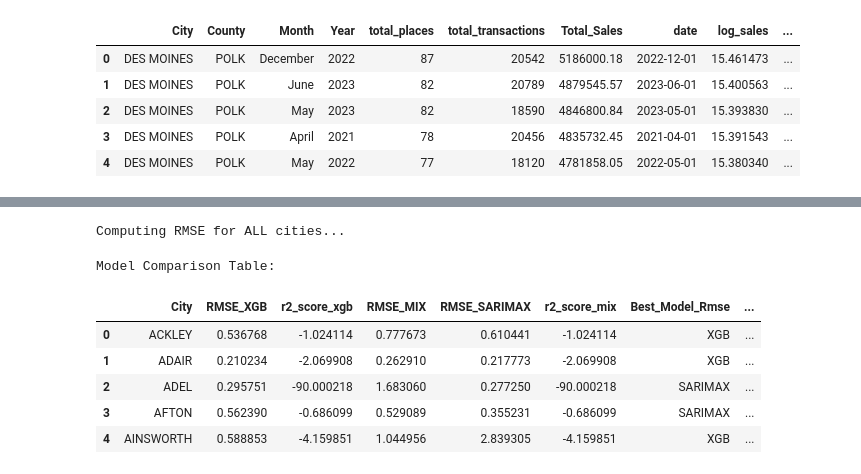
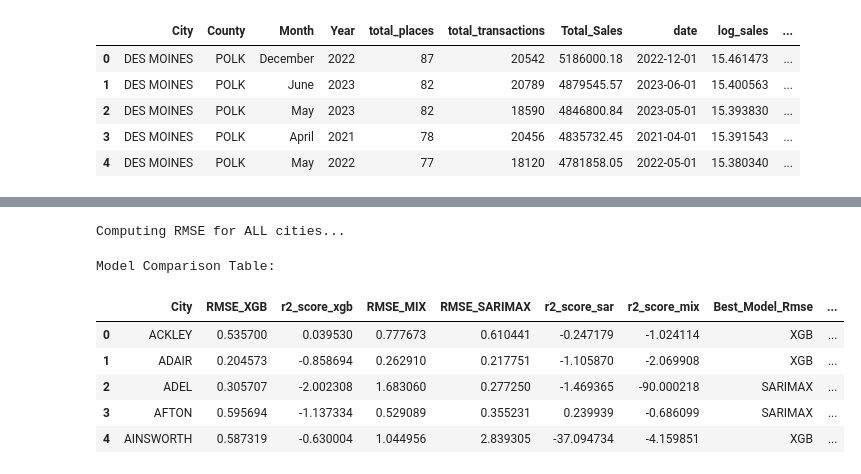
Before and after one commit to shoshanamiriamlevin-glitch/Iowa-liquor-sale-analysis-by-yaakovlevin, a Jupyter notebook: iwoa-liquaor-mixlm-by-yaakov-levin.ipynb, the cells around one changed output, grey strips where cells are left out. Drawn from its saved outputs; the diff is of its cells as text; code cells hidden in the pictures.

```diff
--- a/iwoa-liquaor-mixlm-by-yaakov-levin.ipynb
+++ b/iwoa-liquaor-mixlm-by-yaakov-levin.ipynb
@@ -908,10 +937,6 @@ dtypes: category(3), datetime64[ns](1), float64(3), int32(1), int64(3)
 memory usage: 3.8 MB
 # %%
 
-import pandas as pd
-import numpy as np
-from sklearn.metrics import mean_squared_error
-from statsmodels.tsa.statespace.sarimax import SARIMAX
 
 # ---------------------------------------------------------
 #  FULL MODEL COMPARISON FOR ALL CITIES
@@ -937,7 +962,7 @@ for city in all_cities:
     # XGBoost & MixedLM RMSE
     # -------------------------
     rmse_xgb = np.sqrt(mean_squared_error(city_test['log_sales'], city_test['pred_xgb']))
-    r2_score_xgb = r2_score(city_test['log_sales'],city_test['pred_mix'])
+    r2_score_xgb = r2_score(city_test['log_sales'],city_test['pred_xgb'])
     rmse_mix = np.sqrt(mean_squared_error(city_test['log_sales'], city_test['pred_mix']))
     r2_score_mix = r2_score(city_test['log_sales'],city_test['pred_mix'])
     # -------------------------
@@ -985,36 +1010,37 @@ for city in all_cities:
     }
 
     best_model_rmse = min(model_scores, key=lambda k: model_scores[k] if not np.isnan(model_scores[k]) else 9999)
     score_r2_score = {
         'xgb':r2_score_xgb,
         'mixlm':r2_score_mix,
         'SARIMAX':r2_score_sar
     }
     best_model_sar = max(score_r2_score,key=lambda k:score_r2_score[k])
     # -------------------------
     # Save results
     # -------------------------
     results.append({
         'City': city,
         'RMSE_XGB': rmse_xgb,
         'r2_score_xgb':r2_score_xgb,        'RMSE_MIX': rmse_mix,
         'RMSE_SARIMAX': rmse_sar,
+        'r2_score_sar':r2_score_sar,
         'r2_score_mix':r2_score_mix,
         'Best_Model_Rmse': best_model_rmse,
         'best_model_r2_score':best_model_sar
     })
 
 # Convert to DataFrame
 results_df = pd.DataFrame(results).sort_values('City')
 
 print("\nModel Comparison Table:")
 results_df.head()
 # %% [output]
 Computing RMSE for ALL cities...
 Model Comparison Table:
-|  | City | RMSE_XGB | r2_score_xgb | RMSE_MIX | RMSE_SARIMAX | r2_score_mix | Best_Model_Rmse | ... |
-| 0 | ACKLEY | 0.536768 | -1.024114 | 0.777673 | 0.610441 | -1.024114 | XGB | ... |
-| 1 | ADAIR | 0.210234 | -2.069908 | 0.262910 | 0.217773 | -2.069908 | XGB | ... |
-| 2 | ADEL | 0.295751 | -90.000218 | 1.683060 | 0.277250 | -90.000218 | SARIMAX | ... |
-| 3 | AFTON | 0.562390 | -0.686099 | 0.529089 | 0.355231 | -0.686099 | SARIMAX | ... |
-| 4 | AINSWORTH | 0.588853 | -4.159851 | 1.044956 | 2.839305 | -4.159851 | XGB | ... |
+|  | City | RMSE_XGB | r2_score_xgb | RMSE_MIX | RMSE_SARIMAX | r2_score_sar | r2_score_mix | Best_Model_Rmse | ... |
+| 0 | ACKLEY | 0.535700 | 0.039530 | 0.777673 | 0.610441 | -0.247179 | -1.024114 | XGB | ... |
+| 1 | ADAIR | 0.204573 | -0.858694 | 0.262910 | 0.217751 | -1.105870 | -2.069908 | XGB | ... |
+| 2 | ADEL | 0.305707 | -2.002308 | 1.683060 | 0.277250 | -1.469365 | -90.000218 | SARIMAX | ... |
+| 3 | AFTON | 0.595694 | -1.137334 | 0.529089 | 0.355231 | 0.239939 | -0.686099 | SARIMAX | ... |
+| 4 | AINSWORTH | 0.587319 | -0.630004 | 1.044956 | 2.839305 | -37.094734 | -4.159851 | XGB | ... |
```
Also changed, not shown: parts of 28 cells of this notebook.
